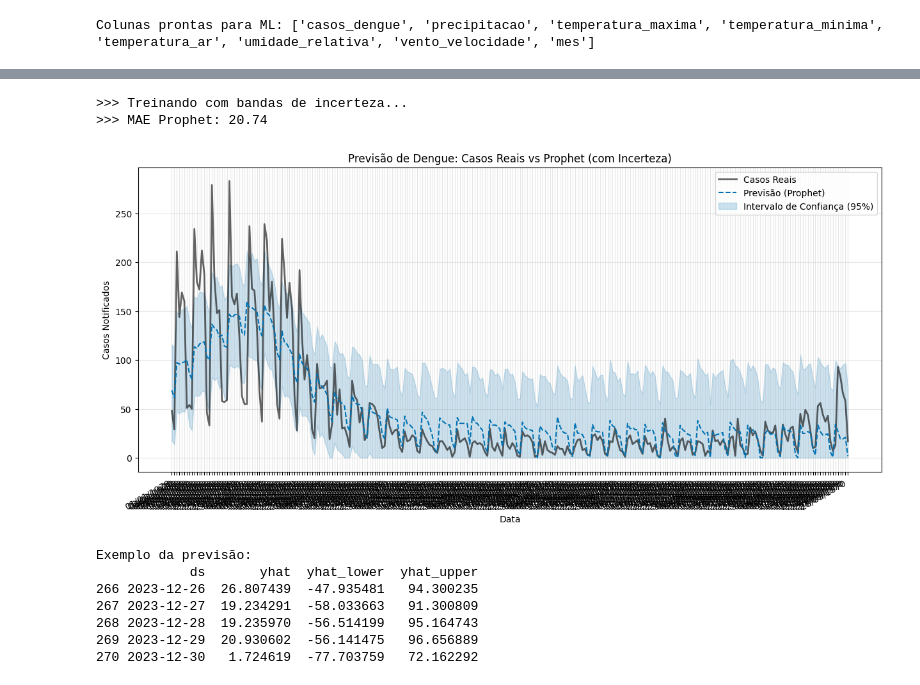
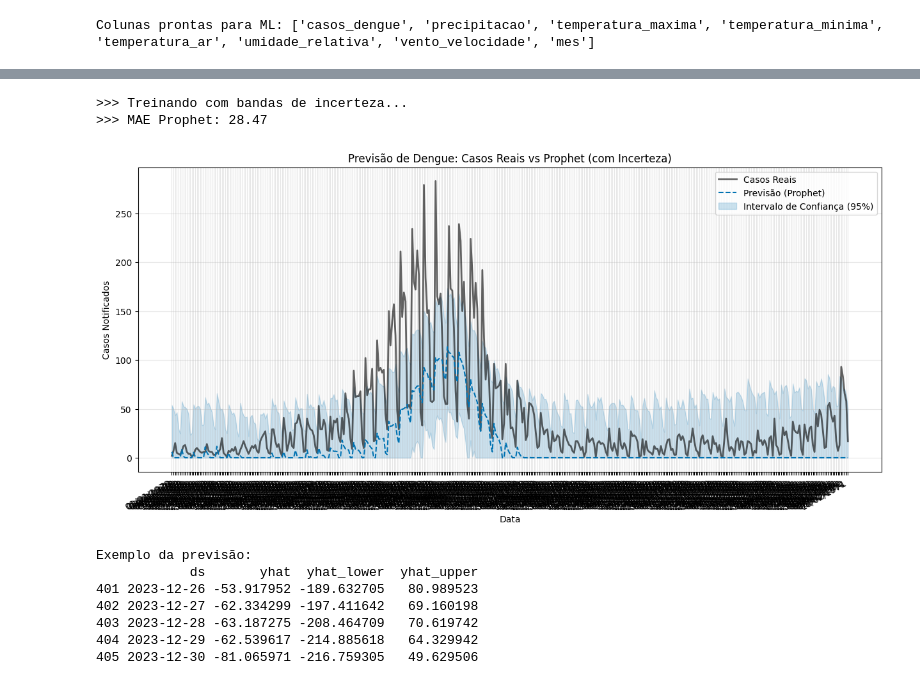
Before and after one commit to iTzFabregas/am-dengue, a Jupyter notebook: dengue_prediction.ipynb, the cells around one changed output, grey strips where cells are left out. Cells and saved outputs as stored; diff of their text form; code cells hidden in the pictures.

```diff
--- a/dengue_prediction.ipynb
+++ b/dengue_prediction.ipynb
@@ -616,7 +617,7 @@ df_prophet = df_prophet.rename(columns={'DT_NOTIFIC': 'ds', 'casos_dengue': 'y'}
 df_prophet = df_prophet.sort_values('ds')
 
 # 3. Divisão Treino/Teste
-split_idx = int(len(df_prophet) * 0.8)
+split_idx = int(len(df_prophet) * 0.7)
 df_train = df_prophet.iloc[:split_idx]
 df_test = df_prophet.iloc[split_idx:]
 
@@ -705,10 +705,10 @@ See the caveats in the documentation: https://pandas.pydata.org/pandas-docs/stab
 >>> Treinando com bandas de incerteza...
->>> MAE Prophet: 20.74
+>>> MAE Prophet: 28.47
-[figure, old version]
+[figure, new version]
 Exemplo da previsão:
             ds       yhat  yhat_lower  yhat_upper
-266 2023-12-26  26.807439  -47.935481   94.300235
-267 2023-12-27  19.234291  -58.033663   91.300809
-268 2023-12-28  19.235970  -56.514199   95.164743
-269 2023-12-29  20.930602  -56.141475   96.656889
-270 2023-12-30   1.724619  -77.703759   72.162292
+401 2023-12-26 -53.917952 -189.632705   80.989523
+402 2023-12-27 -62.334299 -197.411642   69.160198
+403 2023-12-28 -63.187275 -208.464709   70.619742
+404 2023-12-29 -62.539617 -214.885618   64.329942
+405 2023-12-30 -81.065971 -216.759305   49.629506
```
Also changed, not shown: parts of 5 cells of this notebook, 1 other file.
